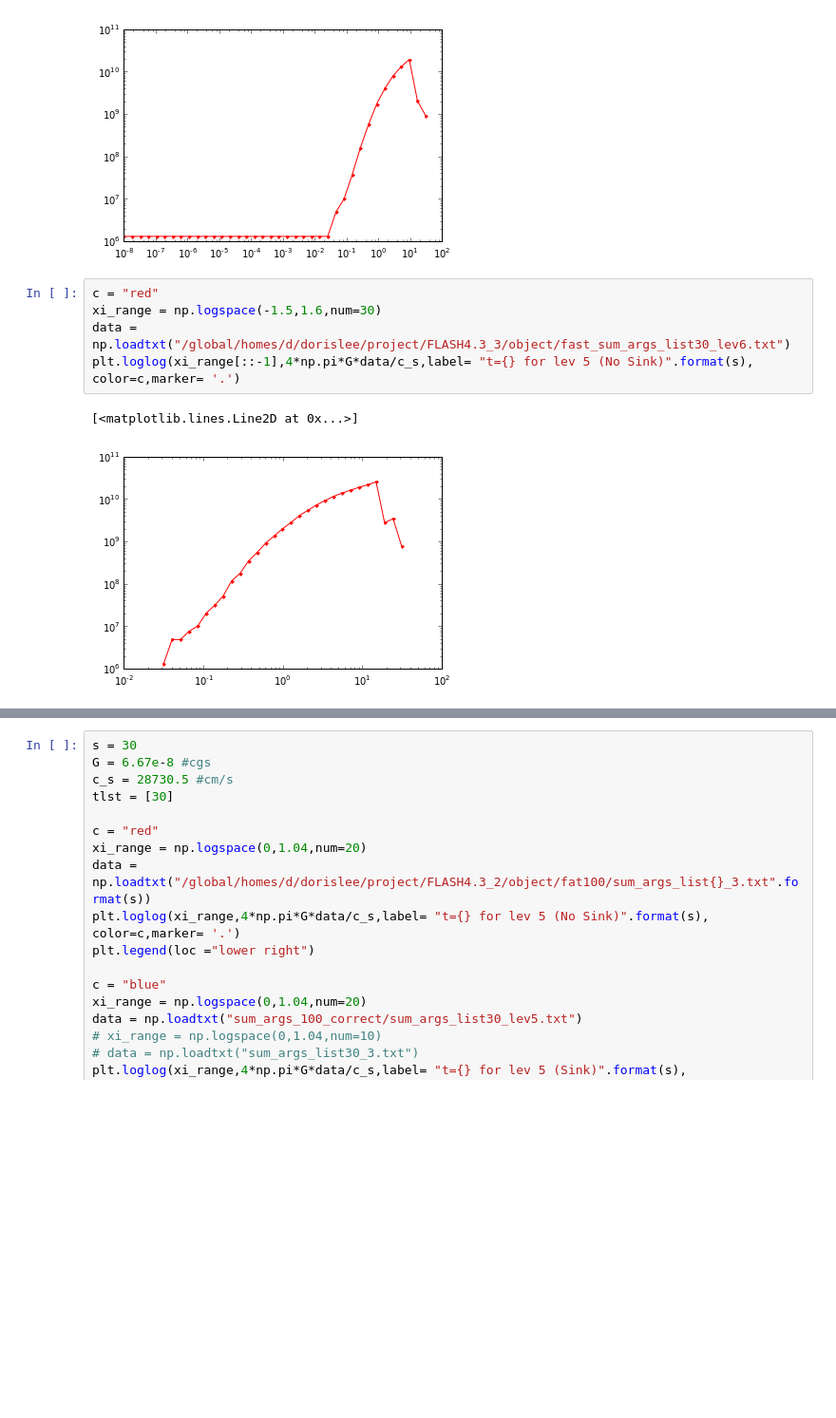
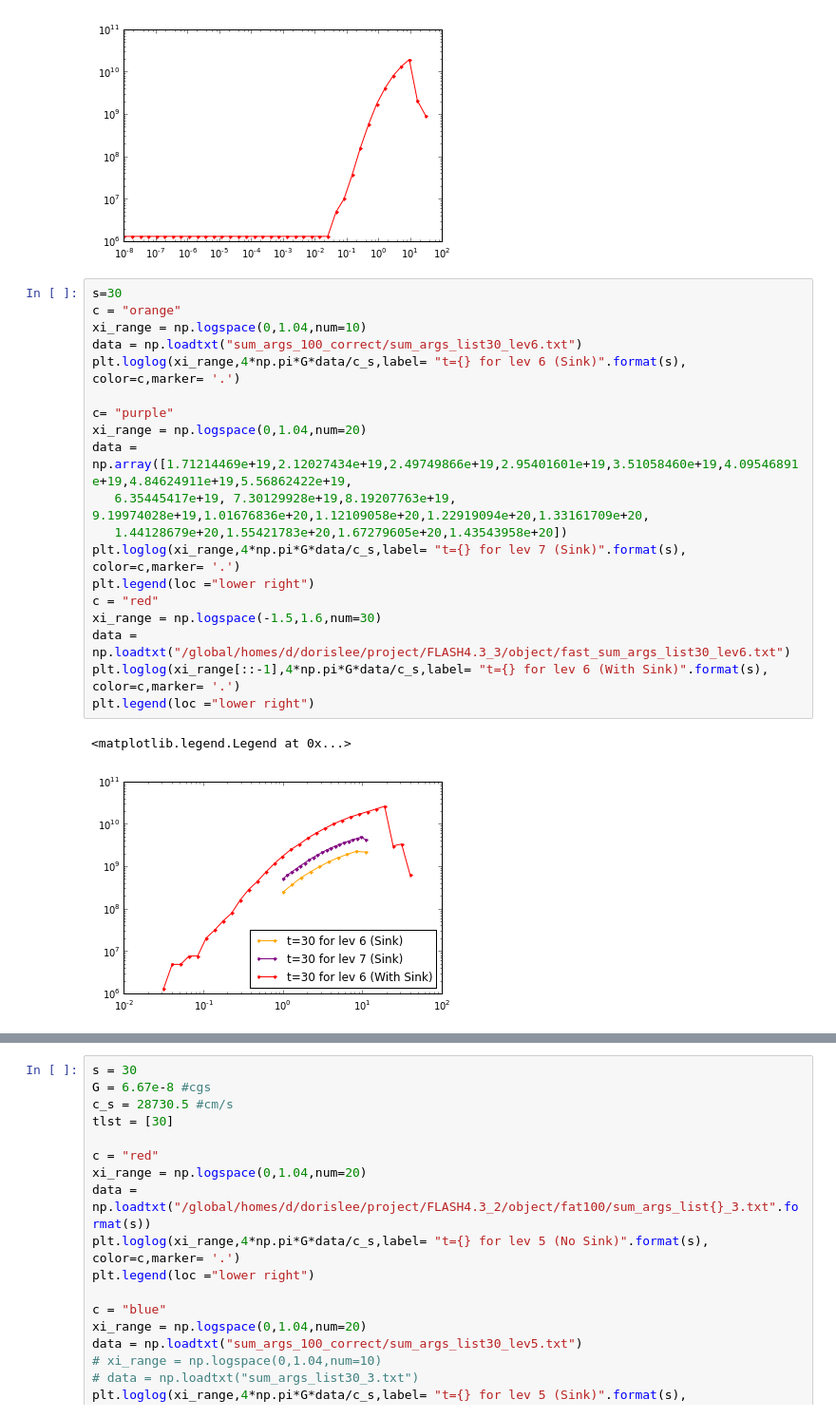
Before and after one commit to dorisjlee/StarFormationCode, a Jupyter notebook: FLASH/05_28_2016_OptimizingMR_again2.ipynb, the cells around one changed output, grey strips where cells are left out. Shown at 95% size. Drawn from its saved outputs; the diff is of its cells as text; blank space fills up the shorter version.

Commit message:
plots makes sense

```diff
--- a/FLASH/05_28_2016_OptimizingMR_again2.ipynb
+++ b/FLASH/05_28_2016_OptimizingMR_again2.ipynb
@@ -139,11 +128,25 @@ plt.loglog(xi_range[::-1],4*np.pi*G*data/c_s,label= "t={} for lev 5 (No Sink)".f
 # %% [output]
 [<matplotlib.lines.Line2D at 0x...>]
 [figure]
-# %%
-c = "red"
-xi_range = np.logspace(-1.5,1.6,num=30)
-data = np.loadtxt("/global/homes/d/dorislee/project/FLASH4.3_3/object/fast_sum_args_list30_lev6.txt")
-plt.loglog(xi_range[::-1],4*np.pi*G*data/c_s,label= "t={} for lev 5 (No Sink)".format(s), color=c,marker= '.')
-# %% [output]
-[<matplotlib.lines.Line2D at 0x...>]
-[figure, removed]
+# %%
+s=30
+c = "orange"
+xi_range = np.logspace(0,1.04,num=10)
+data = np.loadtxt("sum_args_100_correct/sum_args_list30_lev6.txt")
+plt.loglog(xi_range,4*np.pi*G*data/c_s,label= "t={} for lev 6 (Sink)".format(s), color=c,marker= '.')
+
+c= "purple"
+xi_range = np.logspace(0,1.04,num=20)
+data = np.array([1.71214469e+19,2.12027434e+19,2.49749866e+19,2.95401601e+19,3.51058460e+19,4.09546891e+19,4.84624911e+19,5.56862422e+19,
+   6.35445417e+19, 7.30129928e+19,8.19207763e+19, 9.19974028e+19,1.01676836e+20,1.12109058e+20,1.22919094e+20,1.33161709e+20,
+   1.44128679e+20,1.55421783e+20,1.67279605e+20,1.43543958e+20])
+plt.loglog(xi_range,4*np.pi*G*data/c_s,label= "t={} for lev 7 (Sink)".format(s), color=c,marker= '.')
+plt.legend(loc ="lower right")
+c = "red"
+xi_range = np.logspace(-1.5,1.6,num=30)
+data = np.loadtxt("/global/homes/d/dorislee/project/FLASH4.3_3/object/fast_sum_args_list30_lev6.txt")
+plt.loglog(xi_range[::-1],4*np.pi*G*data/c_s,label= "t={} for lev 6 (With Sink)".format(s), color=c,marker= '.')
+plt.legend(loc ="lower right")
+# %% [output]
+<matplotlib.legend.Legend at 0x...>
+[figure, added]
```
Also changed, not shown: parts of 11 cells of this notebook, 1 other file.
